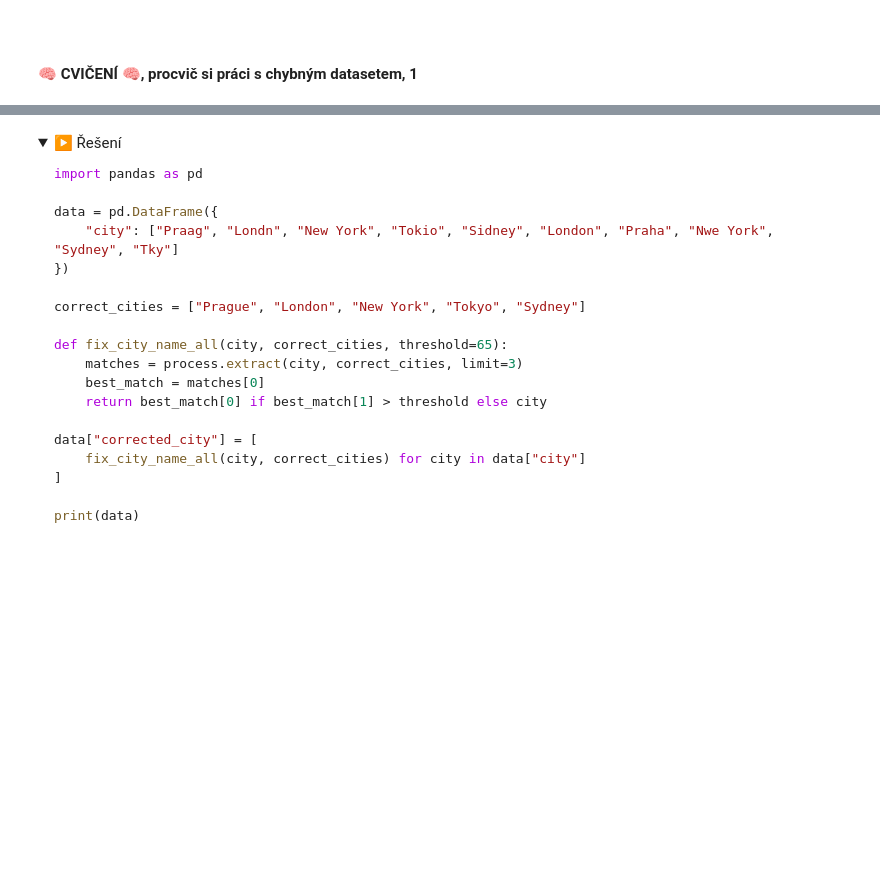
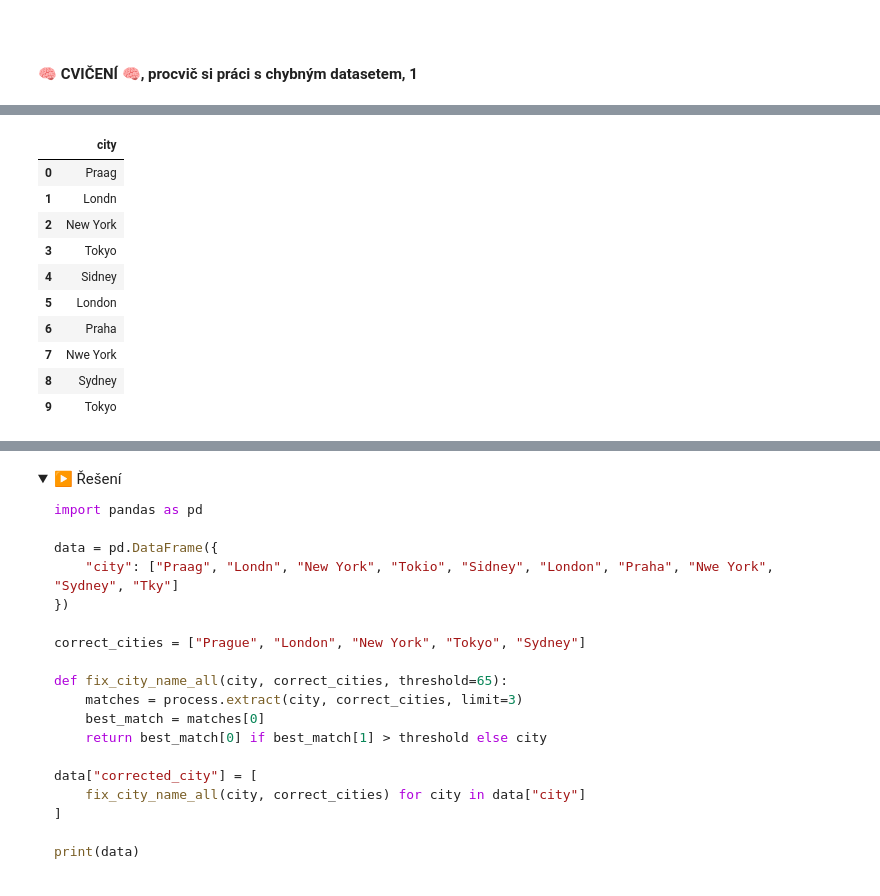
Before and after one commit to Bralor/python-data-2024, a Jupyter notebook: shared/notebooks/lesson05_eop.ipynb, the cells around one changed output, grey strips where cells are left out. Drawn from its saved outputs; the diff is of its cells as text; code cells hidden in the pictures; folded sections open; blank space fills up the shorter version.

```diff
--- a/shared/notebooks/lesson05_eop.ipynb
+++ b/shared/notebooks/lesson05_eop.ipynb
@@ -816,0 +669,2 @@ correct_cities = ["Prague", "London", "New York", "Tokyo", "Sydney"]
+# %%
+vsechny_testovaci_hodnoty = ['Tokio', 'Tky', 'ykToo', 'Tok@@@o']
@@ -816,0 +686,5 @@ correct_cities = ["Prague", "London", "New York", "Tokyo", "Sydney"]
+# %%
+shoda_difflib = difflib.get_close_matches("Tokyo",
+                                          vsechny_testovaci_hodnoty,
+                                          n=4,
+                                          cutoff=0.55)
@@ -816,0 +695,2 @@ correct_cities = ["Prague", "London", "New York", "Tokyo", "Sydney"]
+# %%
+potencialni_radky = data_df['city'].isin(shoda_difflib)
@@ -816,0 +701,16 @@ correct_cities = ["Prague", "London", "New York", "Tokyo", "Sydney"]
+# %%
+data_df.loc[potencialni_radky, 'city'] = 'Tokyo'
+# %%
+data_df
+# %% [output]
+|  | city |
+| 0 | Praag |
+| 1 | Londn |
+| 2 | New York |
+| 3 | Tokyo |
+| 4 | Sidney |
+| 5 | London |
+| 6 | Praha |
+| 7 | Nwe York |
+| 8 | Sydney |
+| 9 | Tokyo |
```
Also changed, not shown: parts of 64 cells of this notebook.
